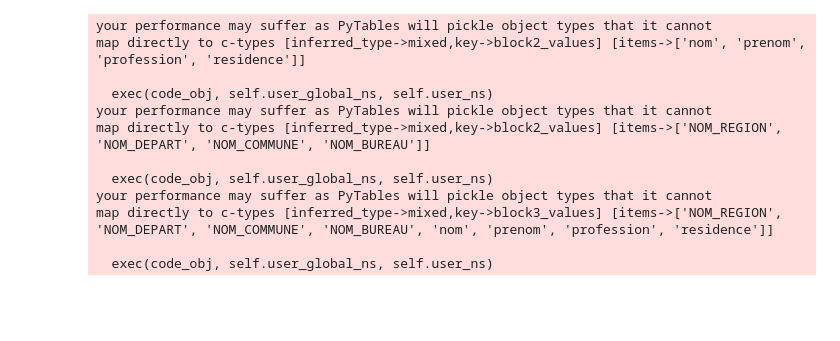
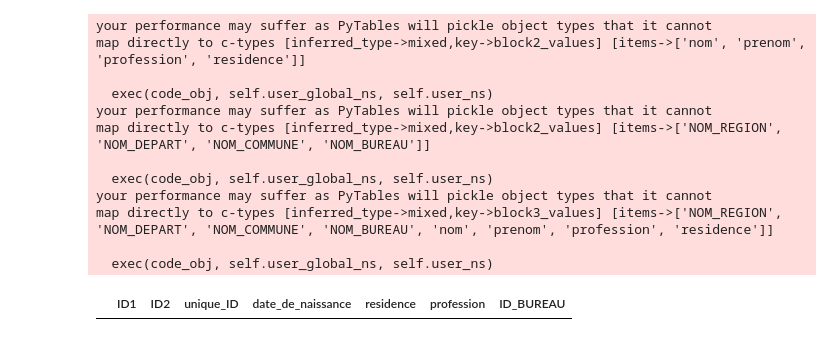
Before and after one commit to grlurton/niger_election, a Jupyter notebook: Reshape Data Electeurs.ipynb, the cells around one changed output. Drawn from its saved outputs; the diff is of its cells as text; code cells hidden in the pictures; blank space fills up the shorter version.

```diff
--- a/Reshape Data Electeurs.ipynb
+++ b/Reshape Data Electeurs.ipynb
@@ -91,3 +91,7 @@ your performance may suffer as PyTables will pickle object types that it cannot
 map directly to c-types [inferred_type->mixed,key->block3_values] [items->['NOM_REGION', 'NOM_DEPART', 'NOM_COMMUNE', 'NOM_BUREAU', 'nom', 'prenom', 'profession', 'residence']]
 
   exec(code_obj, self.user_global_ns, self.user_ns)
+# %%
+data[data.unique_ID == 2590010016810]
+# %% [output]
+|  | ID1 | ID2 | unique_ID | date_de_naissance | residence | profession | ID_BUREAU |
```
Also changed, not shown: 1 other file.
